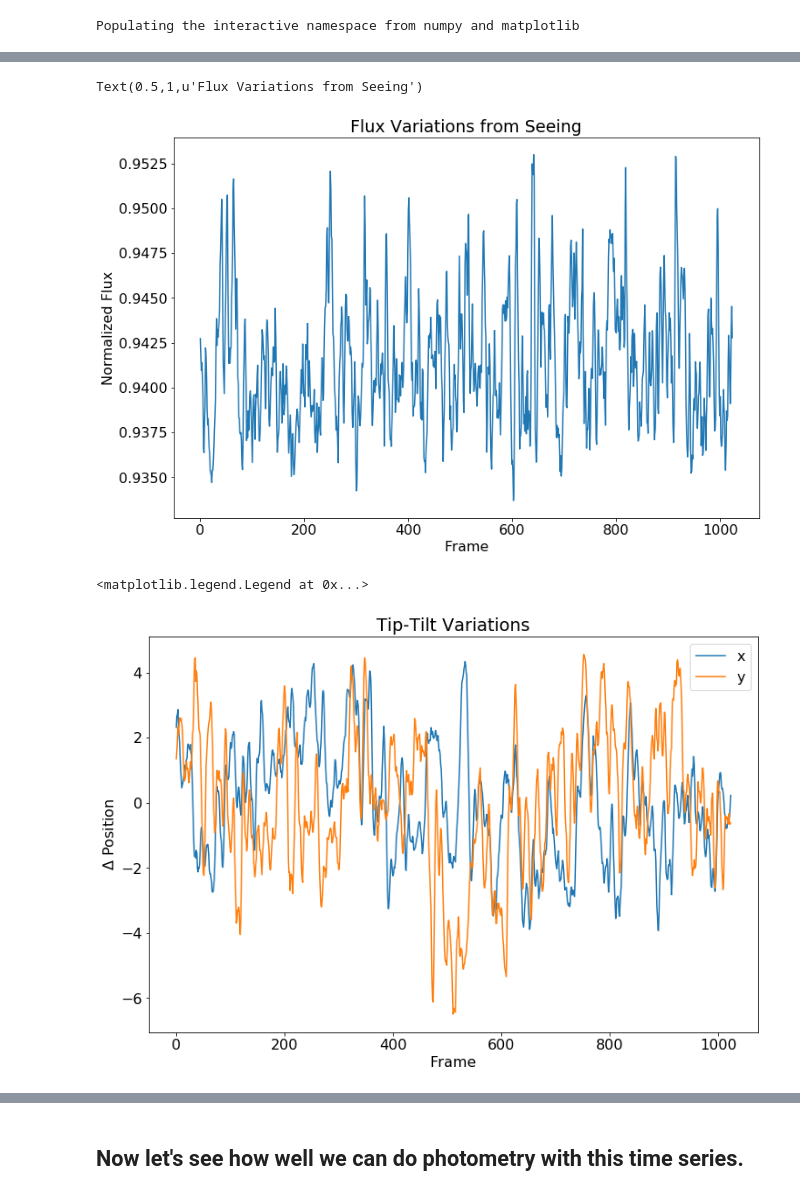
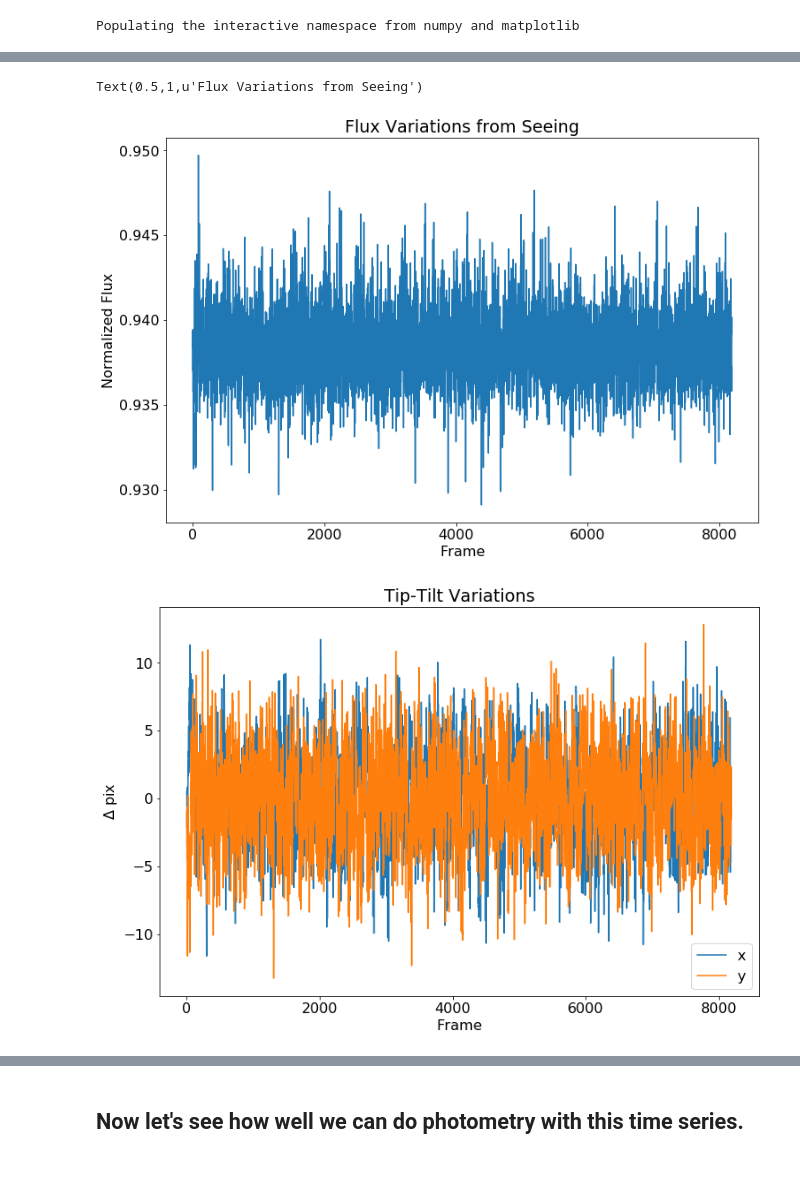
Before and after one commit to hvidy/halophot, a Jupyter notebook: notebooks/megascreen_test.ipynb, the cells around one changed output, grey strips where cells are left out. Cells and saved outputs as stored; diff of their text form; code cells hidden in the pictures; blank space fills up the shorter version.

```diff
--- a/notebooks/megascreen_test.ipynb
+++ b/notebooks/megascreen_test.ipynb
@@ -23,10 +23,10 @@ colours = mpl.rcParams['axes.color_cycle']
 # %% [output]
 Populating the interactive namespace from numpy and matplotlib
 # %%
-r0=20.
+r0=10.
 L0=1e4
 diameter=128
-dx=10. # how many L0 do you move from frame to frame
+dx=30. # how many L0 do you move from frame to frame
 pixelsize= 0.1
 
 nx, ny = diameter, diameter
@@ -72,7 +72,7 @@ ax3.set_title('psf');
 # %%
 %%time
 
-ncad = 1024
+ncad = 8192
 psfs = np.ones((diameter,diameter, ncad))
 
 for j in range(ncad):
@@ -140,23 +140,23 @@ plt.ylabel("Normalized Flux")
 plt.title("Flux Variations from Seeing")
 # %% [output]
 Text(0.5,1,u'Flux Variations from Seeing')
-[figure, old version]
+[figure, new version]
 # %%
 from scipy.ndimage.measurements import center_of_mass
 xc, yc = np.zeros(images.shape[2]), np.zeros(images.shape[2])
 
 for j in range(images.shape[2]):
     xc[j], yc[j] = center_of_mass(images[:,:,j])
 
 plt.plot(xc-np.nanmedian(xc),label="x")
 plt.plot(yc-np.nanmedian(yc),label="y")
 plt.xlabel("Frame")
-plt.ylabel(r'$\Delta$ Position')
+plt.ylabel(r'$\Delta$ pix')
 plt.title('Tip-Tilt Variations')
 plt.legend()
+plt.savefig('tiptilt.png')
 # %% [output]
-<matplotlib.legend.Legend at 0x...>
-[figure, old version]
+[figure, new version]
 # %%
 from skimage.transform import resize,downscale_local_mean
 testframe = 170
```
Also changed, not shown: parts of 24 cells of this notebook, 2 other files.
